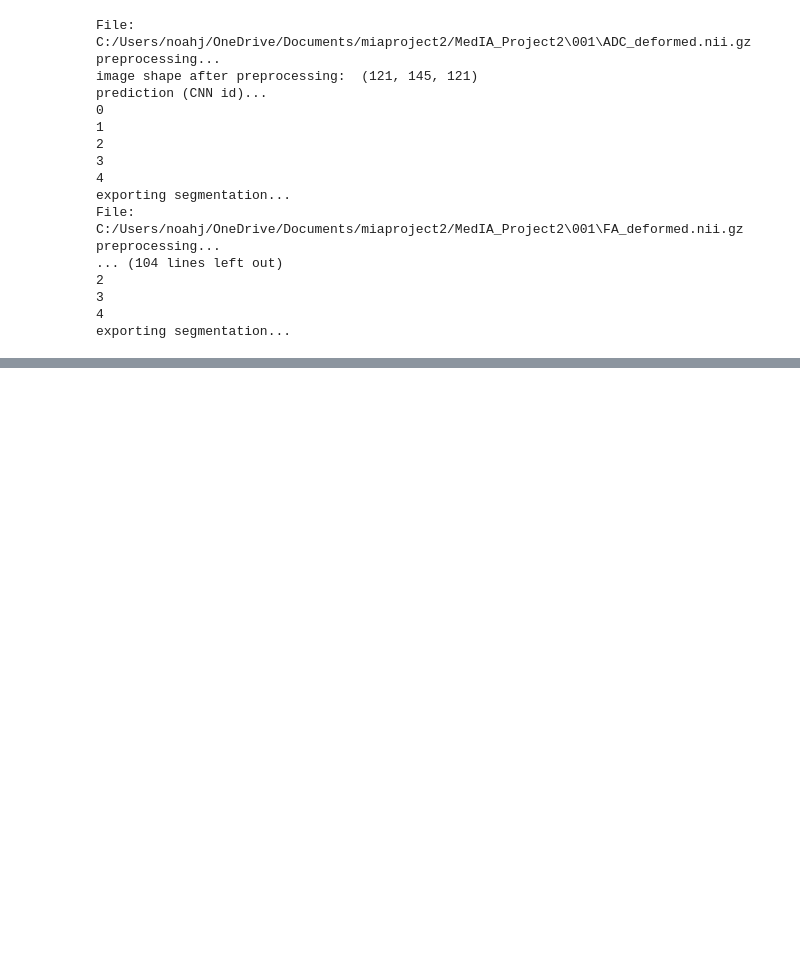
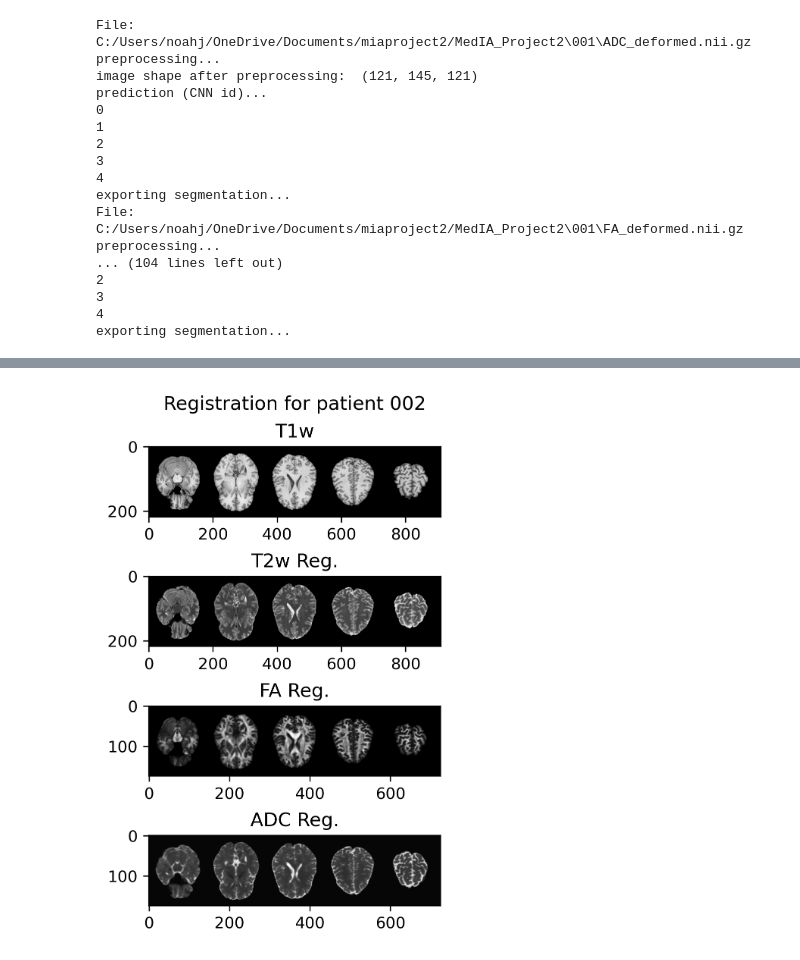
Before and after one commit to nibafanfan/Medical-Image-Analysis-Project, a Jupyter notebook: pre_process.ipynb, the cells around one changed output, grey strips where cells are left out. Drawn from its saved outputs; the diff is of its cells as text; code cells hidden in the pictures; blank space fills up the shorter version.

Commit message:
Running registration automatically, changed optimizer to ANTSNeighborhood for T2w - need to fix for 001

```diff
--- a/pre_process.ipynb
+++ b/pre_process.ipynb
@@ -37,10 +35,3 @@ preprocessing...
 3
 4
 exporting segmentation...
-# %%
-T1w = sitk.ReadImage("C:/Users/noahj/OneDrive/Documents/miaproject2/MedIA_Project2/002/T1w_1mm_bet.nii.gz")
-T2w = sitk.ReadImage("C:/Users/noahj/OneDrive/Documents/miaproject2/MedIA_Project2/002/T2w_1mm_noalign_bet.nii.gz")
-FA = sitk.ReadImage("C:/Users/noahj/OneDrive/Documents/miaproject2/MedIA_Project2/002/FA_deformed_bet.nii.gz")
-ADC = sitk.ReadImage("C:/Users/noahj/OneDrive/Documents/miaproject2/MedIA_Project2/002/ADC_deformed_bet.nii.gz")
-FAscaled = sitk.Resample(FA, T1w, sitk.ScaleTransform(3, (1, 1, 1)))
-ADCscaled = sitk.Resample(ADC, T1w, sitk.ScaleTransform(3, (1, 1, 1)))
@@ -137,0 +71,81 @@ Text(0.5, 1.0, 'T1w')
+# %%
+slices = [i/10 for i in range(3, 8)] # slices to plot for validation (given as percentage through the height)
+showresults = ["001", "002", "003"] # choose the directories to plot the results for
+register = False # true if we want to perform registration, otherwise we just want to plot existing registration
+for dir in subdirs(datadir):
+    # Run only in directories with skull-stripped images
+    if dir[-3:] == "001" and os.path.exists(os.path.join(dir, "T1w_1mm_bet.nii.gz")):
+        # Show current directory
+        print(f"Analyzing images for patient {dir[-3:]}")
+
+        # If we want to perform the registration
+        if register:
+            # Read in images
+            T1w = sitk.ReadImage(os.path.join(dir, "T1w_1mm_bet.nii.gz"))
+            T2w = sitk.ReadImage(os.path.join(dir, "T2w_1mm_noalign_bet.nii.gz"))
+            FA = sitk.ReadImage(os.path.join(dir, "FA_deformed_bet.nii.gz"))
+            ADC = sitk.ReadImage(os.path.join(dir, "ADC_deformed_bet.nii.gz"))
+
+            # Scale FA and ADC to T1w's size
+            FAscaled = sitk.Resample(FA, T1w, sitk.ScaleTransform(3, (1, 1, 1)))
+            ADCscaled = sitk.Resample(ADC, T1w, sitk.ScaleTransform(3, (1, 1, 1)))
+
+            # Run registration and obtain transformation objects
+            final_transformFA = registerRigid(T1w, FAscaled, T2=False, lr=1.5)
+            final_transformT2w = registerRigid(T1w, T2w, T2=True, lr=1.0, printmetric=True)
+
+            # Apply the transformation
+            ADCreg = sitk.Resample(ADCscaled, T1w, final_transformFA) # since ADC and FA have same distortion
+            FAreg = sitk.Resample(FAscaled, T1w, final_transformFA)
+            T2wreg = sitk.Resample(T2w, T1w, final_transformT2w)
+
+            # Scale and save resulting registered images
+            FAreg_ogsize = sitk.Resample(FAreg, FA, sitk.ScaleTransform(3, (1, 1, 1))) # scale FA back to 1.25mm res
+            ADCreg_ogsize = sitk.Resample(ADCreg, ADC, sitk.ScaleTransform(3, (1, 1, 1))) # scale ADC back to 1.25mm res
+            sitk.WriteImage(T2wreg, os.path.join(dir, "T2w_1mm_reg.nii.gz"))
+            sitk.WriteImage(FAreg_ogsize, os.path.join(dir, "FA_reg.nii.gz"))
+            sitk.WriteImage(ADCreg_ogsize, os.path.join(dir, "ADC_reg.nii.gz"))
+        # If we just want to display existing registrations:
+        else:
+            # Ensure registered images exist, then read them in
+            if not os.path.exists(os.path.join(dir, "T2w_1mm_reg.nii.gz")):
+                print(f"Error: No registration found for patient {dir[-3:]}")
+                break
+            T1w = sitk.ReadImage(os.path.join(dir, "T1w_1mm_bet.nii.gz"))
+            T2wreg = sitk.ReadImage(os.path.join(dir, "T2w_1mm_reg.nii.gz"))
+            FAreg_ogsize = sitk.ReadImage(os.path.join(dir, "FA_reg.nii.gz"))
+            ADCreg_ogsize = sitk.ReadImage(os.path.join(dir, "ADC_reg.nii.gz"))
+
+        # Confirm sizes are correct
+        print(f"FA: {FAreg_ogsize.GetSize()}, ADC: {ADCreg_ogsize.GetSize()}, T2w: {T2wreg.GetSize()}, T1w: {T1w.GetSize()}")
+
+        # Plot the registration results for selected folders
+        if dir[-3:] in showresults:
+            # Generate tiles of multiple top-down slices to plot
+            sizediff = FAreg_ogsize.GetSize()[2]
+            sizeT = T1w.GetSize()[2]
+            FAslices = [FAreg_ogsize[:, :, int(s*sizediff)] for s in slices]
+            ADCslices = [ADCreg_ogsize[:, :, int(s*sizediff)] for s in slices]
+            T2wslices = [T2wreg[:, :, int(s*sizeT)] for s in slices]
+            T1wslices = [T1w[:, :, int(s*sizeT)] for s in slices]
+
+            # Convert tiles to arrays for plotting
+            FAarr = sitk.GetArrayFromImage(sitk.Tile(FAslices, [len(slices), 1]))
+            ADCarr = sitk.GetArrayFromImage(sitk.Tile(ADCslices, [len(slices), 1]))
+            T2warr = sitk.GetArrayFromImage(sitk.Tile(T2wslices, [len(slices), 1]))
+            T1warr = sitk.GetArrayFromImage(sitk.Tile(T1wslices, [len(slices), 1]))
+            # print(FAarr.max(), ADCarr.max(), T2warr.max(), T1warr.max())
+
+            # Plot tiles
+            fig, axs = plt.subplots(4, 1, constrained_layout=True)
+            axs[0].imshow(T1warr, cmap='gray')
+            axs[0].set_title("T1w")
+            axs[1].imshow(T2warr, cmap='gray')
+            axs[1].set_title("T2w Reg.")
+            axs[2].imshow(FAarr, cmap='gray')
+            axs[2].set_title("FA Reg.")
+            axs[3].imshow(ADCarr, cmap='gray')
+            axs[3].set_title("ADC Reg.")
+            fig.suptitle(f"Registration for patient {dir[-3:]}")
+            fig.set_dpi(300)
+# %% [output]
@@ -137,0 +155 @@ Text(0.5, 1.0, 'T1w')
+[figure, added]
```
Also changed, not shown: parts of 9 cells of this notebook.
